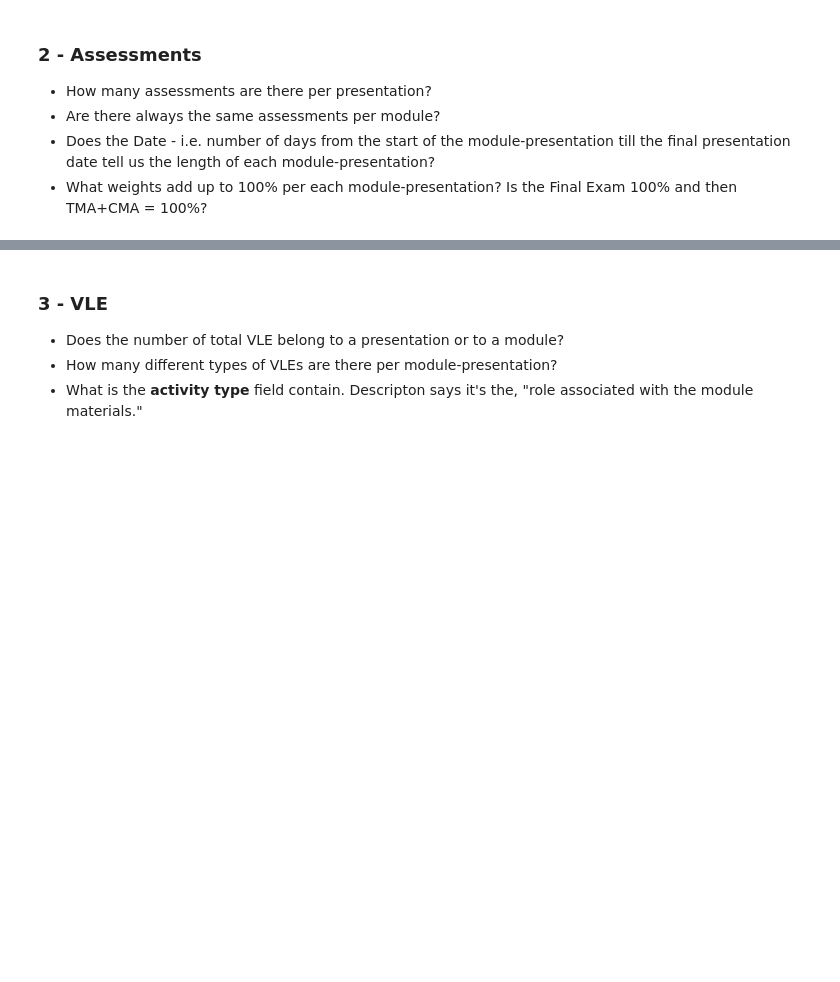
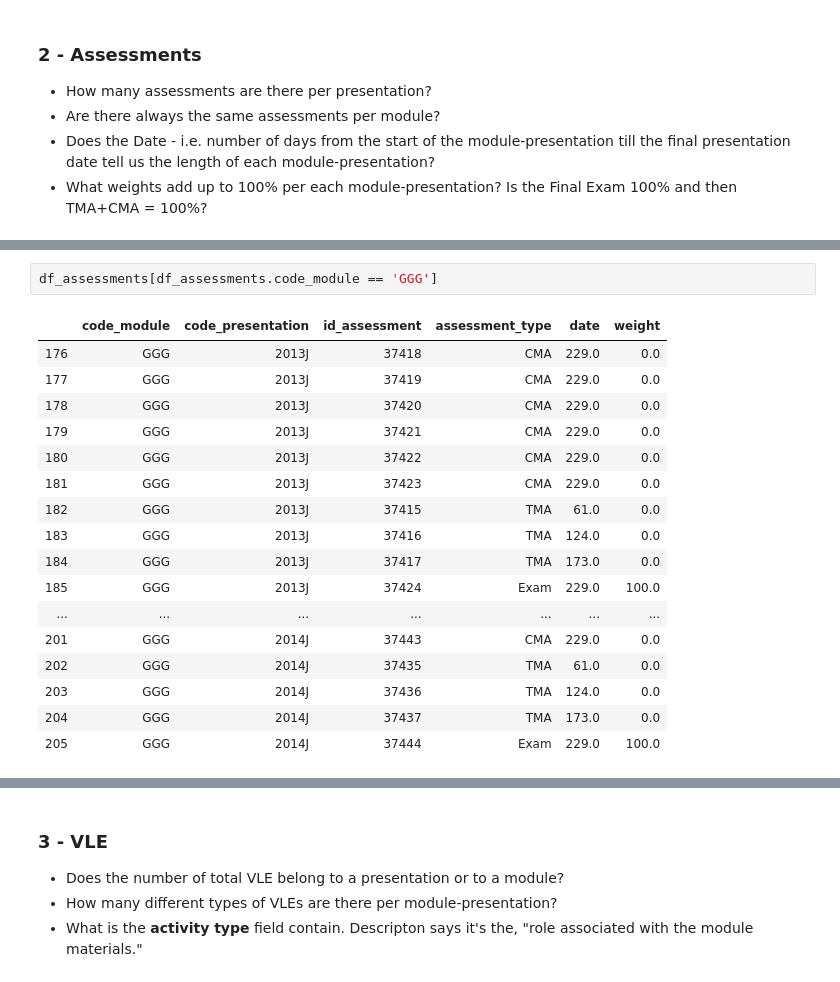
Before and after one commit to jdybuncio/predicting-virtual-learning-outcomes, a Jupyter notebook: Exploration.ipynb, the cells around one changed output, grey strips where cells are left out. Drawn from its saved outputs; the diff is of its cells as text; blank space fills up the shorter version.

```diff
--- a/Exploration.ipynb
+++ b/Exploration.ipynb
@@ -43,0 +284,20 @@ I've listed each raw Data Frame below and the questions I had after reading the
+# %%
+df_assessments[df_assessments.code_module == 'GGG']
+# %% [output]
+|  | code_module | code_presentation | id_assessment | assessment_type | date | weight |
+| 176 | GGG | 2013J | 37418 | CMA | 229.0 | 0.0 |
+| 177 | GGG | 2013J | 37419 | CMA | 229.0 | 0.0 |
+| 178 | GGG | 2013J | 37420 | CMA | 229.0 | 0.0 |
+| 179 | GGG | 2013J | 37421 | CMA | 229.0 | 0.0 |
+| 180 | GGG | 2013J | 37422 | CMA | 229.0 | 0.0 |
+| 181 | GGG | 2013J | 37423 | CMA | 229.0 | 0.0 |
+| 182 | GGG | 2013J | 37415 | TMA | 61.0 | 0.0 |
+| 183 | GGG | 2013J | 37416 | TMA | 124.0 | 0.0 |
+| 184 | GGG | 2013J | 37417 | TMA | 173.0 | 0.0 |
+| 185 | GGG | 2013J | 37424 | Exam | 229.0 | 100.0 |
+| ... | ... | ... | ... | ... | ... | ... |
+| 201 | GGG | 2014J | 37443 | CMA | 229.0 | 0.0 |
+| 202 | GGG | 2014J | 37435 | TMA | 61.0 | 0.0 |
+| 203 | GGG | 2014J | 37436 | TMA | 124.0 | 0.0 |
+| 204 | GGG | 2014J | 37437 | TMA | 173.0 | 0.0 |
+| 205 | GGG | 2014J | 37444 | Exam | 229.0 | 100.0 |
```
Also changed, not shown: parts of 26 cells of this notebook.
